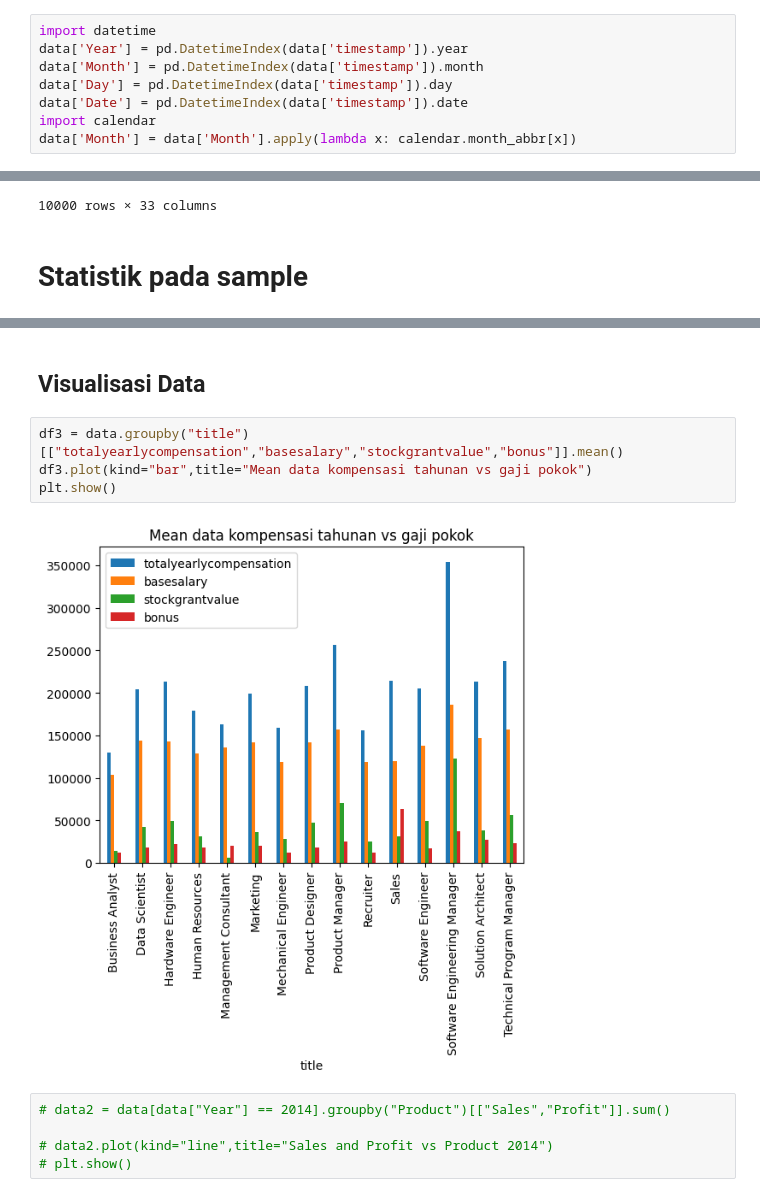
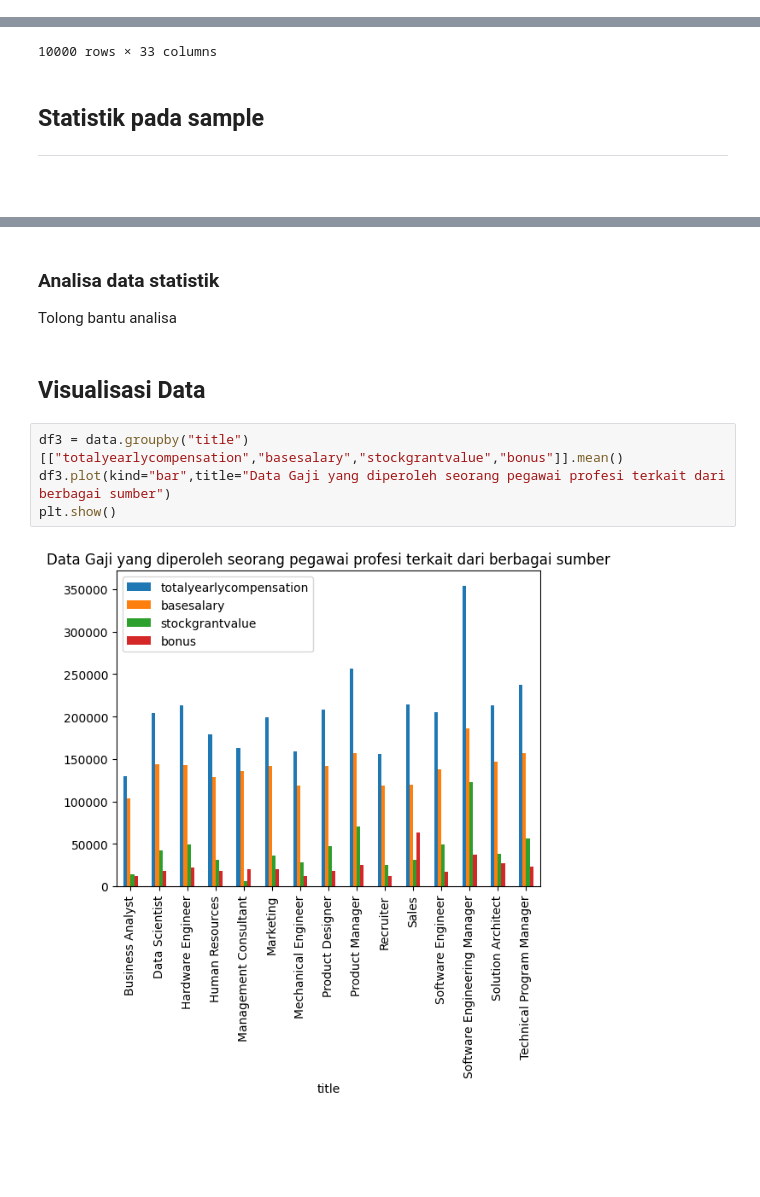
Before and after one commit to fairuzald/andat-Tubes2, a Jupyter notebook: main.ipynb, the cells around one changed output, grey strips where cells are left out. Drawn from its saved outputs; the diff is of its cells as text; blank space fills up the shorter version.

Commit message:
Mebambahkan grafik dan editing separate datetime

```diff
--- a/main.ipynb
+++ b/main.ipynb
@@ -300,14 +301,6 @@ Some collage: 355 orang
 Lulusan S1: 12605 orang
 Lulusan S2: 15391 orang
 Lulusan S3: 1803 orang
-# %%
-import datetime
-data['Year'] = pd.DatetimeIndex(data['timestamp']).year
-data['Month'] = pd.DatetimeIndex(data['timestamp']).month
-data['Day'] = pd.DatetimeIndex(data['timestamp']).day
-data['Date'] = pd.DatetimeIndex(data['timestamp']).date
-import calendar
-data['Month'] = data['Month'].apply(lambda x: calendar.month_abbr[x])
 # %% [markdown]
 ## Presentase data kosong
 # %%
@@ -615,7 +618,8 @@ samples
 | 49069 | 4/21/2021 12:07:27 | Rally Health | Senior Software Engineer 2 | Software Engineer | 209000 | Minneapolis, MN | 13.0 | ... |
 10000 rows × 33 columns
 # %% [markdown]
-# Statistik pada sample
+## Statistik pada sample
+<hr><br>
 # %%
 samples[["totalyearlycompensation", "yearsofexperience", "yearsatcompany","basesalary", "stockgrantvalue", "bonus", "Masters_Degree", "Bachelors_Degree", "Doctorate_Degree", "Highschool", "Some_College", "Race_Asian", "Race_White", "Race_Black", "Race_Hispanic", "Race_Two_Or_More"]].describe(percentiles = [.1,.25,.50,.75,.90]).applymap('{:,.4f}'.format)
 # Mengambil deskripsi dari data sample dengan format 4 angka di belakang koma
@@ -631,16 +635,14 @@ samples[["totalyearlycompensation", "yearsofexperience", "yearsatcompany","bases
 | 75% | 200,000.0000 | 9.0000 | 3.0000 | 155,000.0000 | 40,000.0000 | 24,000.0000 | ... |
 | 90% | 204,000.0000 | 14.0000 | 6.0000 | 166,000.0000 | 54,000.0000 | 32,000.0000 | ... |
 | max | 209,000.0000 | 41.0000 | 25.0000 | 208,000.0000 | 450,000.0000 | 110,000.0000 | ... |
+# %% [markdown]
+### Analisa data statistik
+Tolong bantu analisa
 # %% [markdown]
 ## Visualisasi Data
 # %%
 df3 = data.groupby("title")[["totalyearlycompensation","basesalary","stockgrantvalue","bonus"]].mean()
-df3.plot(kind="bar",title="Mean data kompensasi tahunan vs gaji pokok")
+df3.plot(kind="bar",title="Data Gaji yang diperoleh seorang pegawai profesi terkait dari berbagai sumber")
 plt.show()
 # %% [output]
-[figure, old version]
+[figure, new version]
-# %%
-# data2 = data[data["Year"] == 2014].groupby("Product")[["Sales","Profit"]].sum()
-
-# data2.plot(kind="line",title="Sales and Profit vs Product 2014")
-# plt.show()
```
Also changed, not shown: parts of 29 cells of this notebook.
